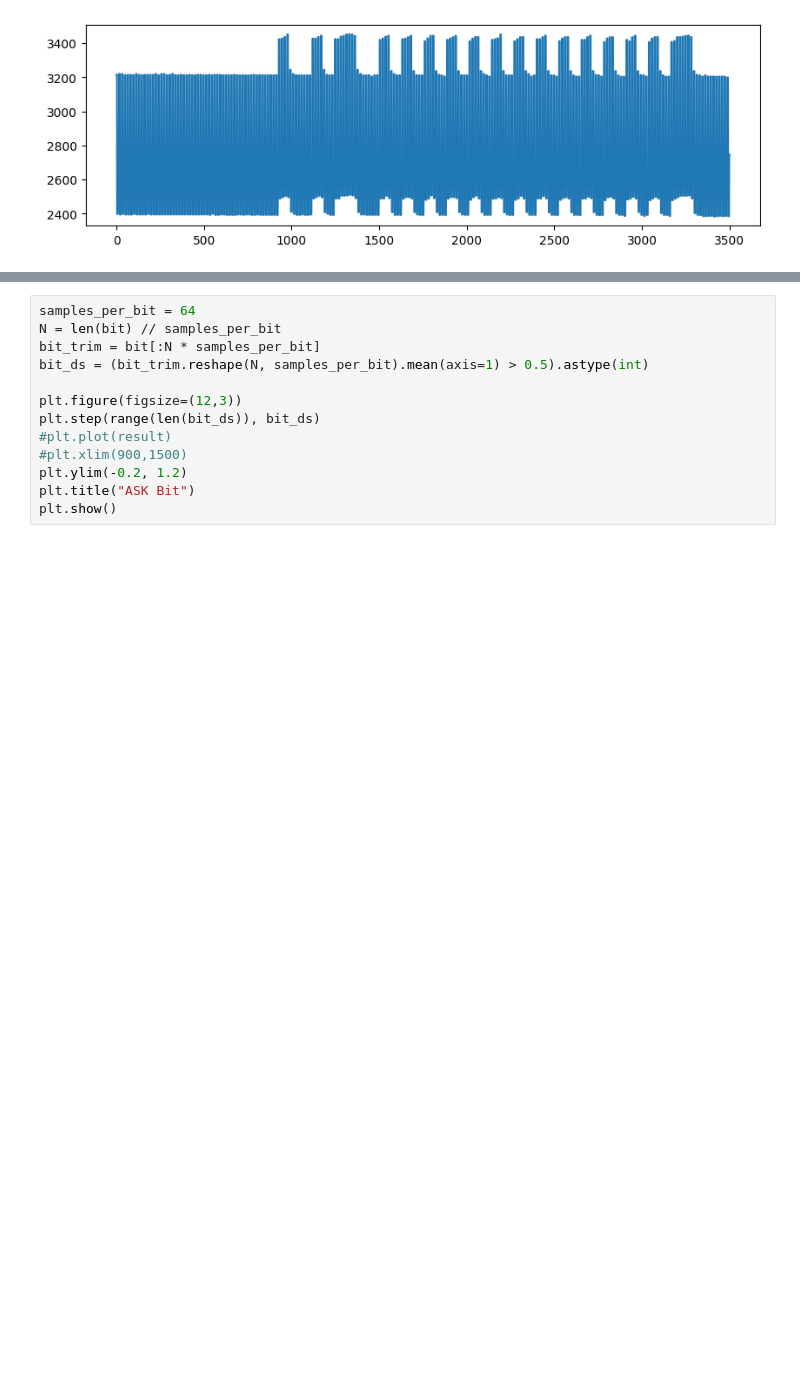
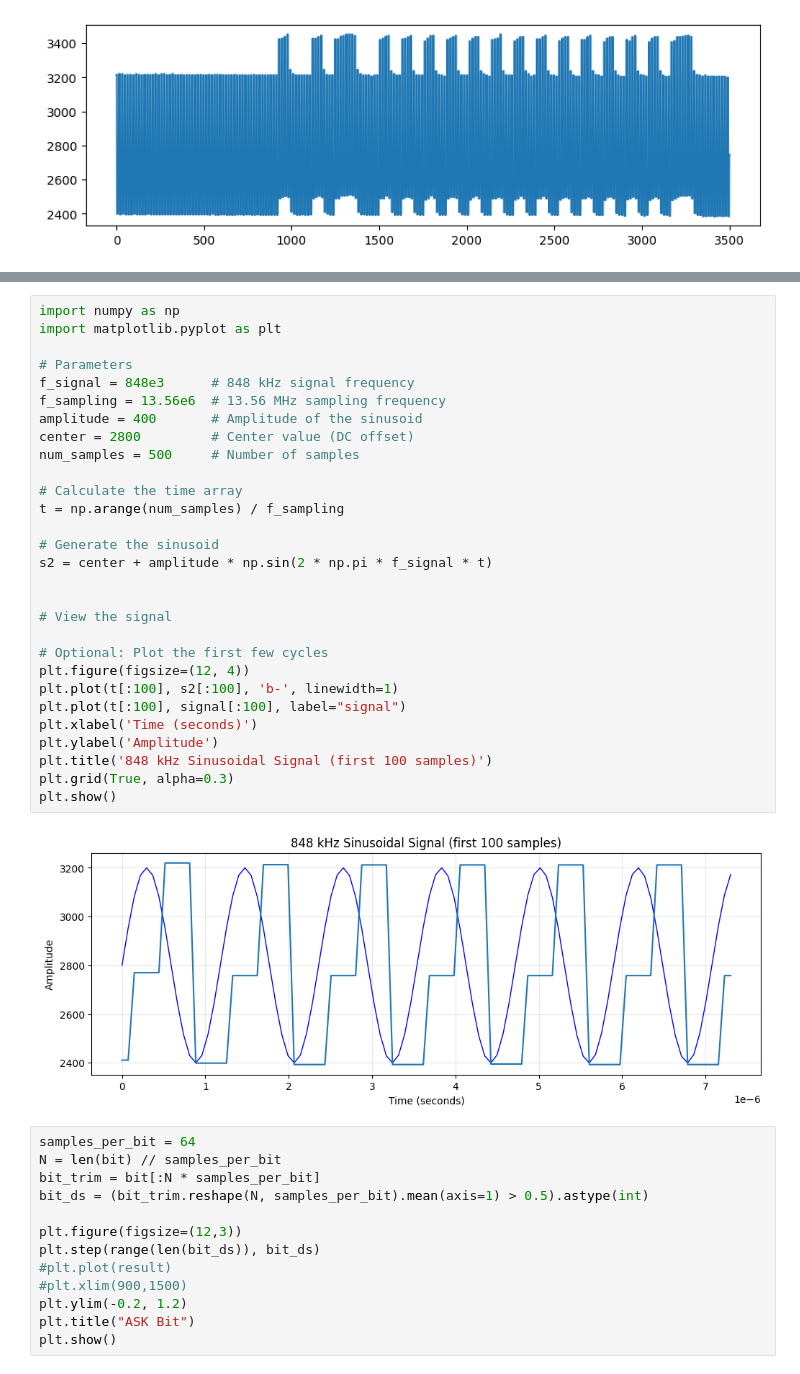
Before and after one commit to davidcastells/FPGA_NFC_transceiver, a Jupyter notebook: analysis/dsp2.ipynb, the cells around one changed output, grey strips where cells are left out. Cells and saved outputs as stored; diff of their text form; blank space fills up the shorter version.

```diff
--- a/analysis/dsp2.ipynb
+++ b/analysis/dsp2.ipynb
@@ -86,3 +116,34 @@ plt.show()
+# %%
+import numpy as np
+import matplotlib.pyplot as plt
+
+# Parameters
+f_signal = 848e3      # 848 kHz signal frequency
+f_sampling = 13.56e6  # 13.56 MHz sampling frequency
+amplitude = 400       # Amplitude of the sinusoid
+center = 2800         # Center value (DC offset)
+num_samples = 500     # Number of samples
+
+# Calculate the time array
+t = np.arange(num_samples) / f_sampling
+
+# Generate the sinusoid
+s2 = center + amplitude * np.sin(2 * np.pi * f_signal * t)
+
+
+# View the signal
+
+# Optional: Plot the first few cycles
+plt.figure(figsize=(12, 4))
+plt.plot(t[:100], s2[:100], 'b-', linewidth=1)
+plt.plot(t[:100], signal[:100], label="signal")
+plt.xlabel('Time (seconds)')
+plt.ylabel('Amplitude')
+plt.title('848 kHz Sinusoidal Signal (first 100 samples)')
+plt.grid(True, alpha=0.3)
+plt.show()
+# %% [output]
+[figure, added]
 # %%
 samples_per_bit = 64
 N = len(bit) // samples_per_bit
```
Also changed, not shown: parts of 6 cells of this notebook.
